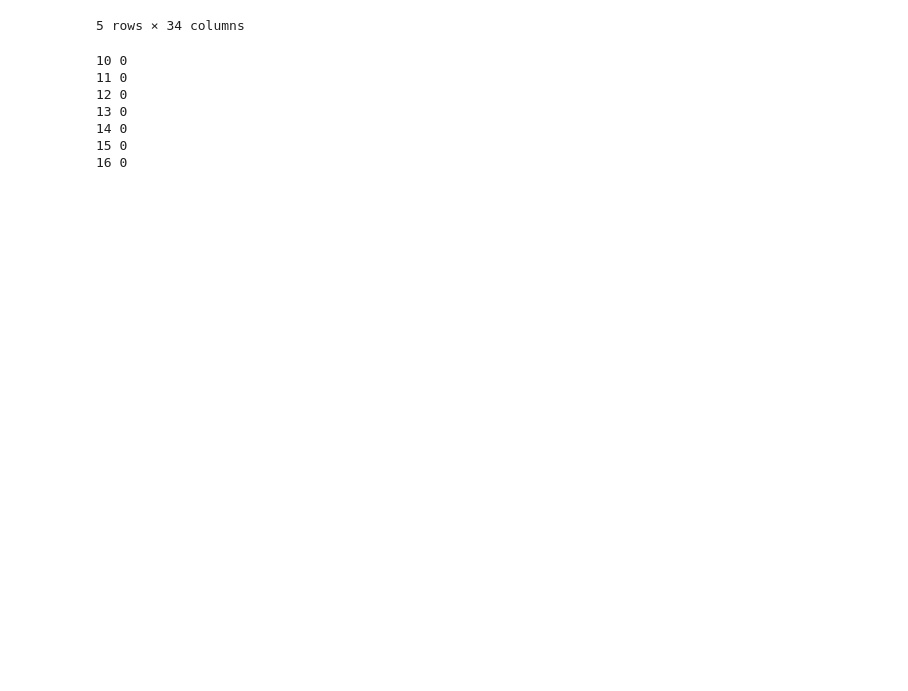
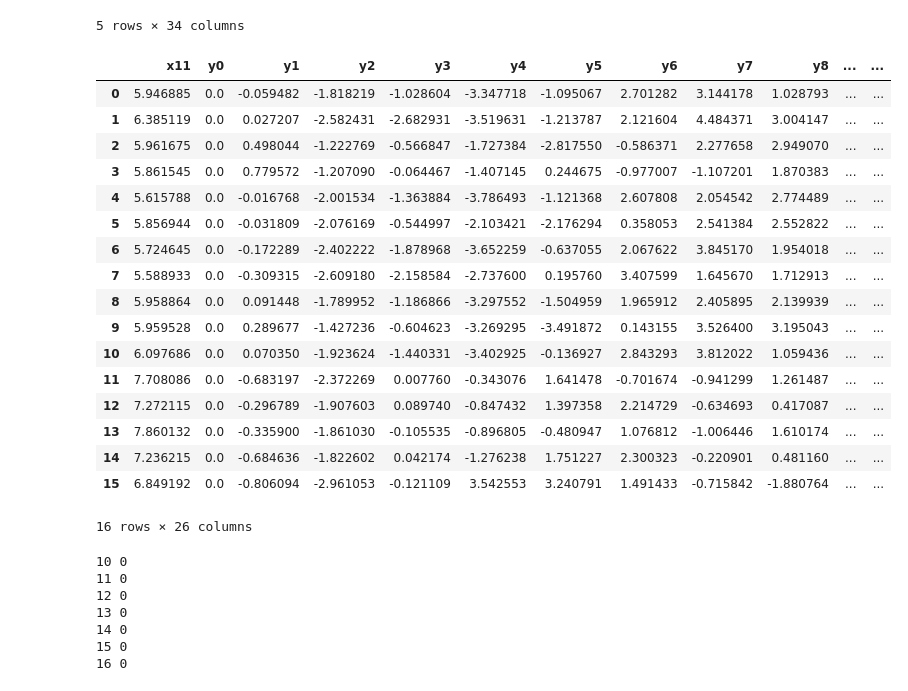
Before and after one commit to antigenomics/tcr-cdr-loop-model, a Jupyter notebook: extract.ipynb, the cells around one changed output. Cells and saved outputs as stored; diff of their text form; code cells hidden in the pictures; blank space fills up the shorter version.

```diff
--- a/extract.ipynb
+++ b/extract.ipynb
@@ -341,6 +351,27 @@ pd.read_csv("data/cdr.12.csv.gz", index_col=0).head()
 | 3 | CALSDPVNDMRF | 0.0 | 2.337133 | 3.356618 | 5.082181 | 5.094171 | 6.515200 | 10.093313 | 10.020612 | 10.100096 | ... | ... |
 | 4 | CASRRGPYEQYF | 0.0 | 2.428400 | 3.256069 | 5.200236 | 6.298552 | 5.649245 | 6.388459 | 9.178779 | 9.342211 | ... | ... |
 5 rows × 34 columns
+# %%
+pd.read_csv("data/cdr.12.csv.gz", index_col=0).ix[:, 17:]
+# %% [output]
+|  | x11 | y0 | y1 | y2 | y3 | y4 | y5 | y6 | y7 | y8 | ... | ... |
+| 0 | 5.946885 | 0.0 | -0.059482 | -1.818219 | -1.028604 | -3.347718 | -1.095067 | 2.701282 | 3.144178 | 1.028793 | ... | ... |
+| 1 | 6.385119 | 0.0 | 0.027207 | -2.582431 | -2.682931 | -3.519631 | -1.213787 | 2.121604 | 4.484371 | 3.004147 | ... | ... |
+| 2 | 5.961675 | 0.0 | 0.498044 | -1.222769 | -0.566847 | -1.727384 | -2.817550 | -0.586371 | 2.277658 | 2.949070 | ... | ... |
+| 3 | 5.861545 | 0.0 | 0.779572 | -1.207090 | -0.064467 | -1.407145 | 0.244675 | -0.977007 | -1.107201 | 1.870383 | ... | ... |
+| 4 | 5.615788 | 0.0 | -0.016768 | -2.001534 | -1.363884 | -3.786493 | -1.121368 | 2.607808 | 2.054542 | 2.774489 | ... | ... |
+| 5 | 5.856944 | 0.0 | -0.031809 | -2.076169 | -0.544997 | -2.103421 | -2.176294 | 0.358053 | 2.541384 | 2.552822 | ... | ... |
+| 6 | 5.724645 | 0.0 | -0.172289 | -2.402222 | -1.878968 | -3.652259 | -0.637055 | 2.067622 | 3.845170 | 1.954018 | ... | ... |
+| 7 | 5.588933 | 0.0 | -0.309315 | -2.609180 | -2.158584 | -2.737600 | 0.195760 | 3.407599 | 1.645670 | 1.712913 | ... | ... |
+| 8 | 5.958864 | 0.0 | 0.091448 | -1.789952 | -1.186866 | -3.297552 | -1.504959 | 1.965912 | 2.405895 | 2.139939 | ... | ... |
+| 9 | 5.959528 | 0.0 | 0.289677 | -1.427236 | -0.604623 | -3.269295 | -3.491872 | 0.143155 | 3.526400 | 3.195043 | ... | ... |
+| 10 | 6.097686 | 0.0 | 0.070350 | -1.923624 | -1.440331 | -3.402925 | -0.136927 | 2.843293 | 3.812022 | 1.059436 | ... | ... |
+| 11 | 7.708086 | 0.0 | -0.683197 | -2.372269 | 0.007760 | -0.343076 | 1.641478 | -0.701674 | -0.941299 | 1.261487 | ... | ... |
+| 12 | 7.272115 | 0.0 | -0.296789 | -1.907603 | 0.089740 | -0.847432 | 1.397358 | 2.214729 | -0.634693 | 0.417087 | ... | ... |
+| 13 | 7.860132 | 0.0 | -0.335900 | -1.861030 | -0.105535 | -0.896805 | -0.480947 | 1.076812 | -1.006446 | 1.610174 | ... | ... |
+| 14 | 7.236215 | 0.0 | -0.684636 | -1.822602 | 0.042174 | -1.276238 | 1.751227 | 2.300323 | -0.220901 | 0.481160 | ... | ... |
+| 15 | 6.849192 | 0.0 | -0.806094 | -2.961053 | -0.121109 | 3.542553 | 3.240791 | 1.491433 | -0.715842 | -1.880764 | ... | ... |
+16 rows × 26 columns
 # %%
 def plot_df(df, length, c, alpha, ls):
     for i in range(len(df)):
```
Also changed, not shown: parts of 4 cells of this notebook, 21 other files.
